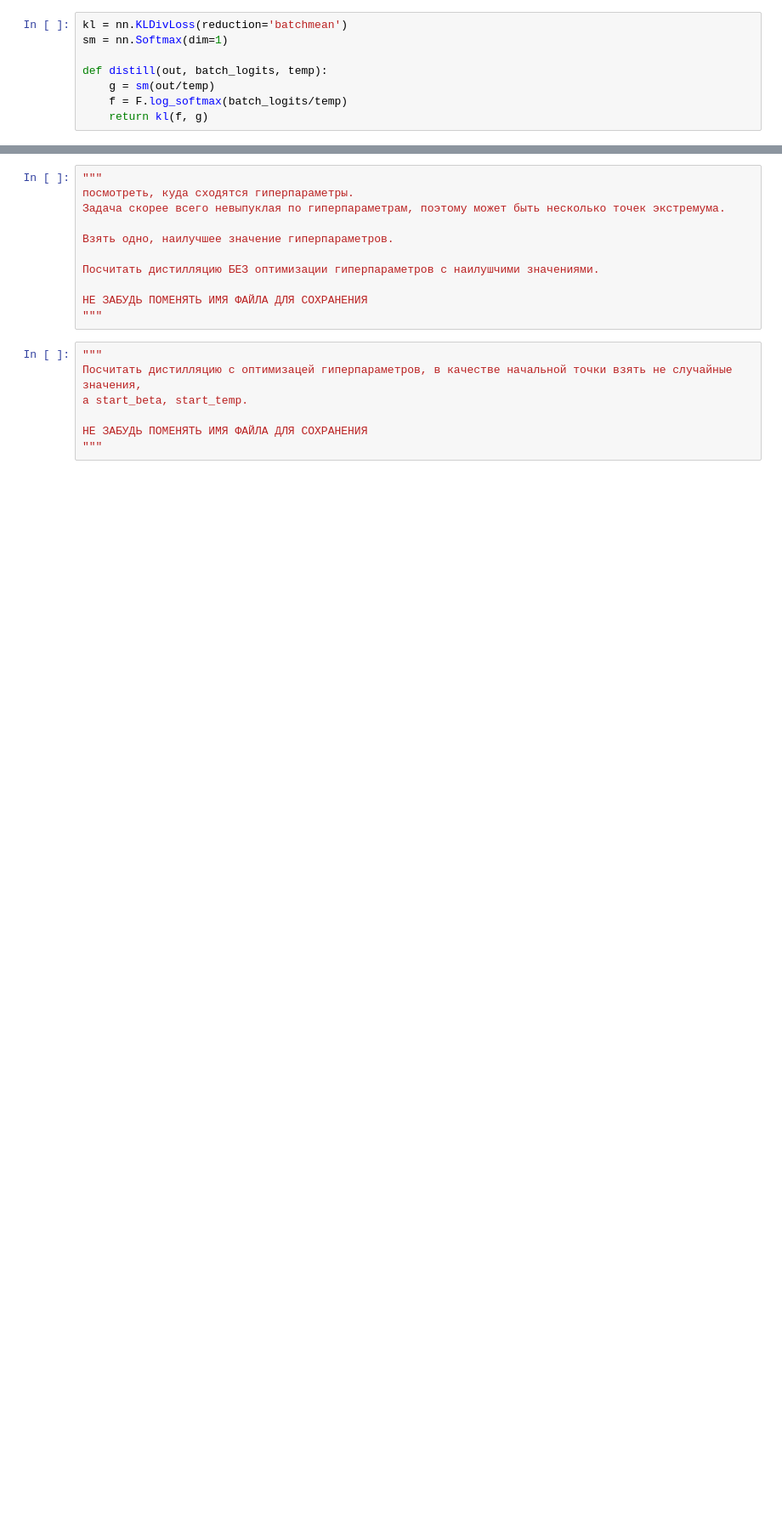
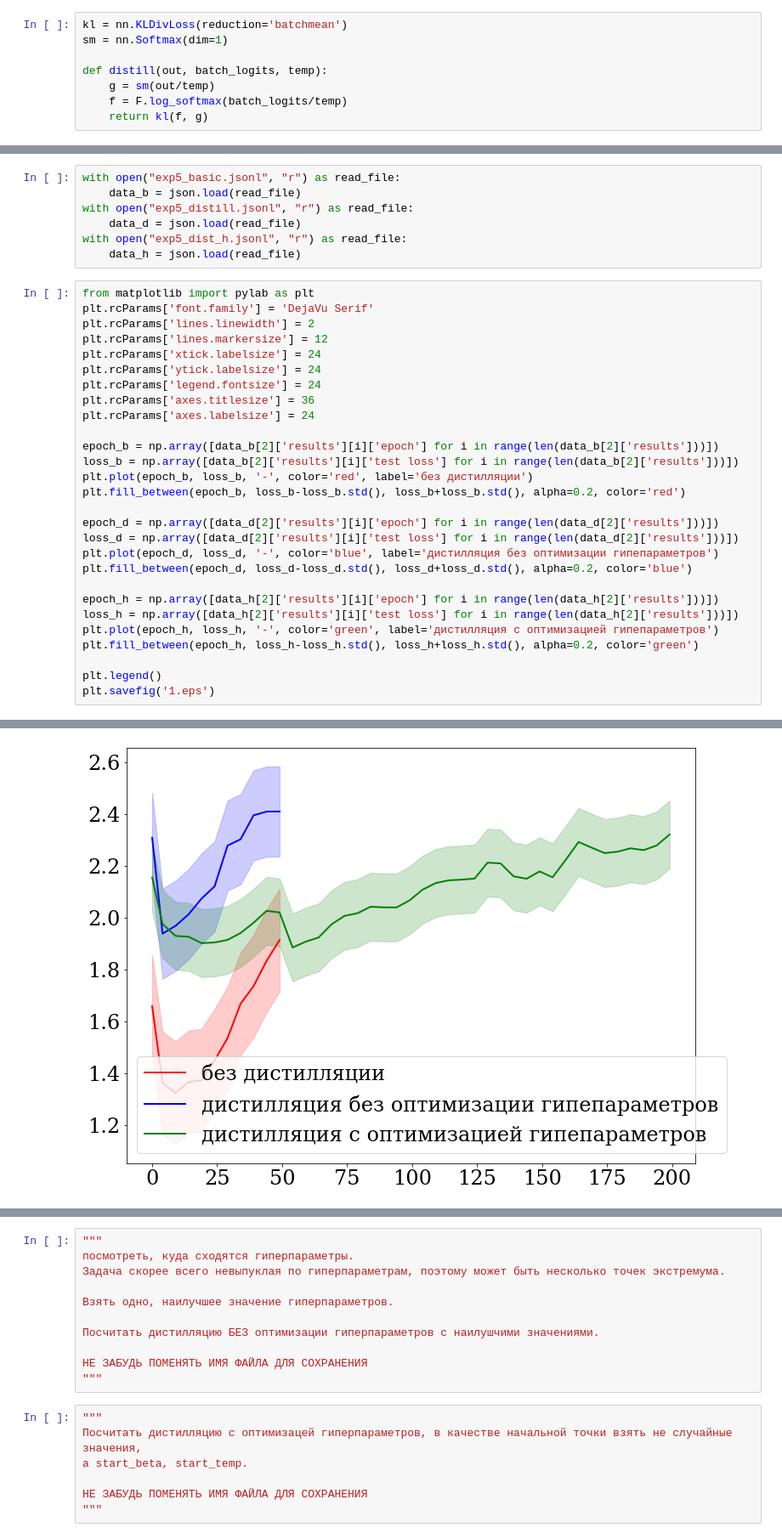
Before and after one commit to Intelligent-Systems-Phystech/MetaOptDistillation, a Jupyter notebook: code/disti_experiment.ipynb, the cells around one changed output, grey strips where cells are left out. Shown at 85% size. Saved outputs shown, nothing was run; the diff lists cells and outputs as text; blank space fills up the shorter version.

Commit message:
Add plots

```diff
--- a/code/disti_experiment.ipynb
+++ b/code/disti_experiment.ipynb
@@ -215,0 +263,36 @@ for _ in range(run_num):
+# %%
+with open("exp5_basic.jsonl", "r") as read_file:
+    data_b = json.load(read_file)
+with open("exp5_distill.jsonl", "r") as read_file:
+    data_d = json.load(read_file)
+with open("exp5_dist_h.jsonl", "r") as read_file:
+    data_h = json.load(read_file)
+# %%
+from matplotlib import pylab as plt
+plt.rcParams['font.family'] = 'DejaVu Serif'
+plt.rcParams['lines.linewidth'] = 2
+plt.rcParams['lines.markersize'] = 12
+plt.rcParams['xtick.labelsize'] = 24
+plt.rcParams['ytick.labelsize'] = 24
+plt.rcParams['legend.fontsize'] = 24
+plt.rcParams['axes.titlesize'] = 36
+plt.rcParams['axes.labelsize'] = 24
+
+epoch_b = np.array([data_b[2]['results'][i]['epoch'] for i in range(len(data_b[2]['results']))])
+loss_b = np.array([data_b[2]['results'][i]['test loss'] for i in range(len(data_b[2]['results']))])
+plt.plot(epoch_b, loss_b, '-', color='red', label='без дистилляции')
+plt.fill_between(epoch_b, loss_b-loss_b.std(), loss_b+loss_b.std(), alpha=0.2, color='red')
+
+epoch_d = np.array([data_d[2]['results'][i]['epoch'] for i in range(len(data_d[2]['results']))])
+loss_d = np.array([data_d[2]['results'][i]['test loss'] for i in range(len(data_d[2]['results']))])
+plt.plot(epoch_d, loss_d, '-', color='blue', label='дистилляция без оптимизации гипепараметров')
+plt.fill_between(epoch_d, loss_d-loss_d.std(), loss_d+loss_d.std(), alpha=0.2, color='blue')
+
+epoch_h = np.array([data_h[2]['results'][i]['epoch'] for i in range(len(data_h[2]['results']))])
+loss_h = np.array([data_h[2]['results'][i]['test loss'] for i in range(len(data_h[2]['results']))])
+plt.plot(epoch_h, loss_h, '-', color='green', label='дистилляция с оптимизацией гипепараметров')
+plt.fill_between(epoch_h, loss_h-loss_h.std(), loss_h+loss_h.std(), alpha=0.2, color='green')
+
+plt.legend()
+plt.savefig('1.eps')
+# %% [output]
@@ -215,0 +310 @@ for _ in range(run_num):
+[figure, added]
```
Also changed, not shown: parts of 10 cells of this notebook.
